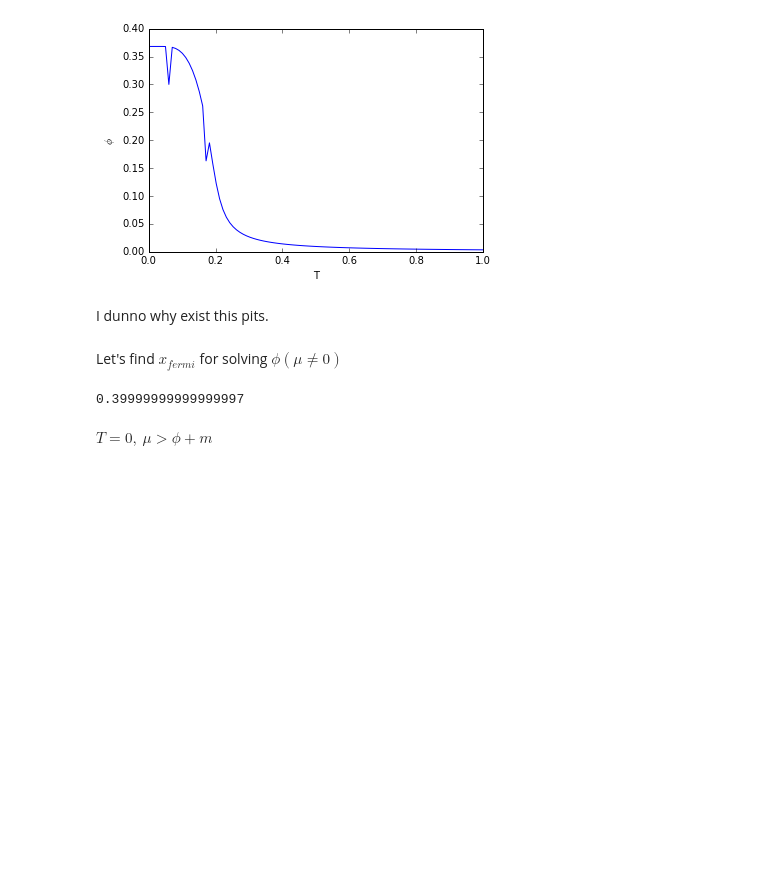
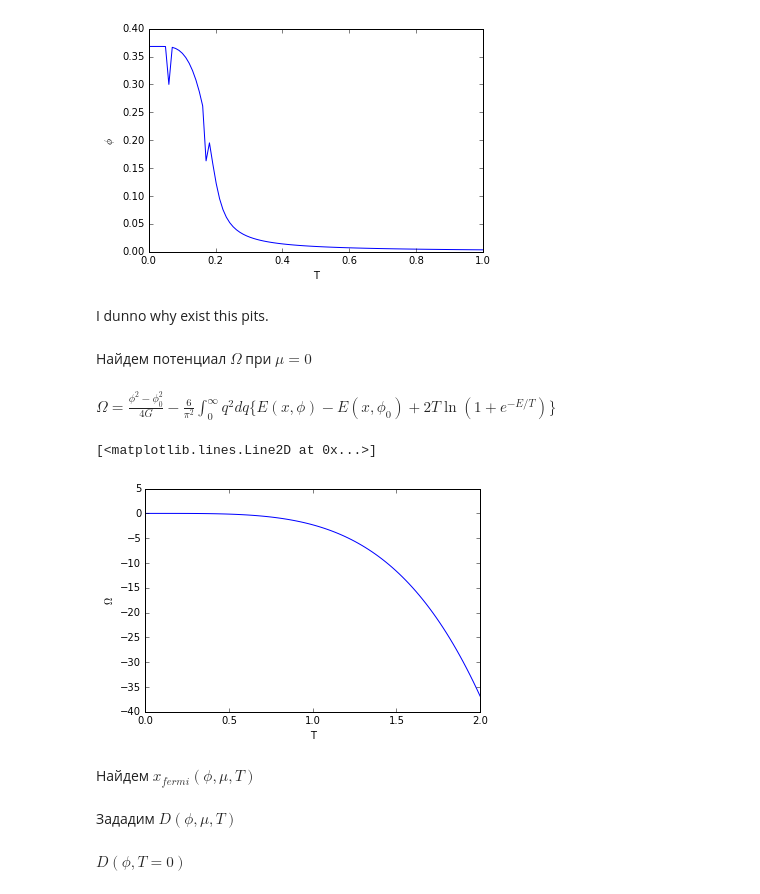
Before and after one commit to theor-mephi/quark-matter-bugrus, a Jupyter notebook: Maximov_work.ipynb, the cells around one changed output. Saved outputs shown, nothing was run; the diff lists cells and outputs as text; code cells hidden in the pictures; blank space fills up the shorter version.

```diff
--- a/Maximov_work.ipynb
+++ b/Maximov_work.ipynb
@@ -80,6 +106,33 @@ plt.plot(x_range,z)
 [figure]
 # %% [markdown]
 I dunno why exist this pits.
+# %% [markdown]
+Найдем потенциал $\Omega$ при $\mu=0$
+# %% [markdown]
+$\Omega=\frac{\phi^2-\phi_0^2}{4G}-\frac6{\pi^2}\int_0^\infty q^2dq\{E(x,\phi)-E(x,\phi_0)+2T\ln(1+e^{-E/T})\}$
+# %%
+def Omega_T(T):
+    phi=Phi_T(T)
+    phi0=Phi_T(0)
+    Omega = (phi*phi-phi0*phi0)/4/G
+    Integrand_1 = lambda x: (E(x,phi)-E(x,phi0))*x*x
+    Int_1,err = integrate.quad(Integrand_1,0,np.inf)
+    Omega -= 6/math.pi/math.pi*Int_1
+    if (T):
+        Integrand_2 = lambda x: (Log_m(x,phi,0,T)+Log_p(x,phi,0,T))*x*x
+        Int_2,err = integrate.quad(Integrand_2,0,np.inf)
+        Omega -= 6/math.pi/math.pi*Int_2
+    return Omega
+# %%
+x_range=np.linspace(0,2,100)
+z=[Omega_T(T) for T in x_range]
+# %%
+plt.ylabel('$\Omega$')
+plt.xlabel('T')
+plt.plot(x_range,z)
+# %% [output]
+[<matplotlib.lines.Line2D at 0x...>]
+[figure, added]
 # %% [markdown]
-Let's find $x_{fermi}$ for solving $\phi(\mu\neq 0)$
+Найдем $x_{fermi}(\phi,\mu,T)$
 # %%
@@ -90,4 +146,2 @@ def x_fermi(mu,phi):
-# %%
-E(x_fermi(0.40,0.368),0.368)
-# %% [output]
-0.39999999999999997
+# %% [markdown]
+Зададим $D(\phi,\mu,T)$
@@ -94,2 +153,2 @@ E(x_fermi(0.40,0.368),0.368)
 # %% [markdown]
-$T=0,\ \mu>\phi+m$
+$D(\phi,T=0)$
```
Also changed, not shown: parts of 25 cells of this notebook.
